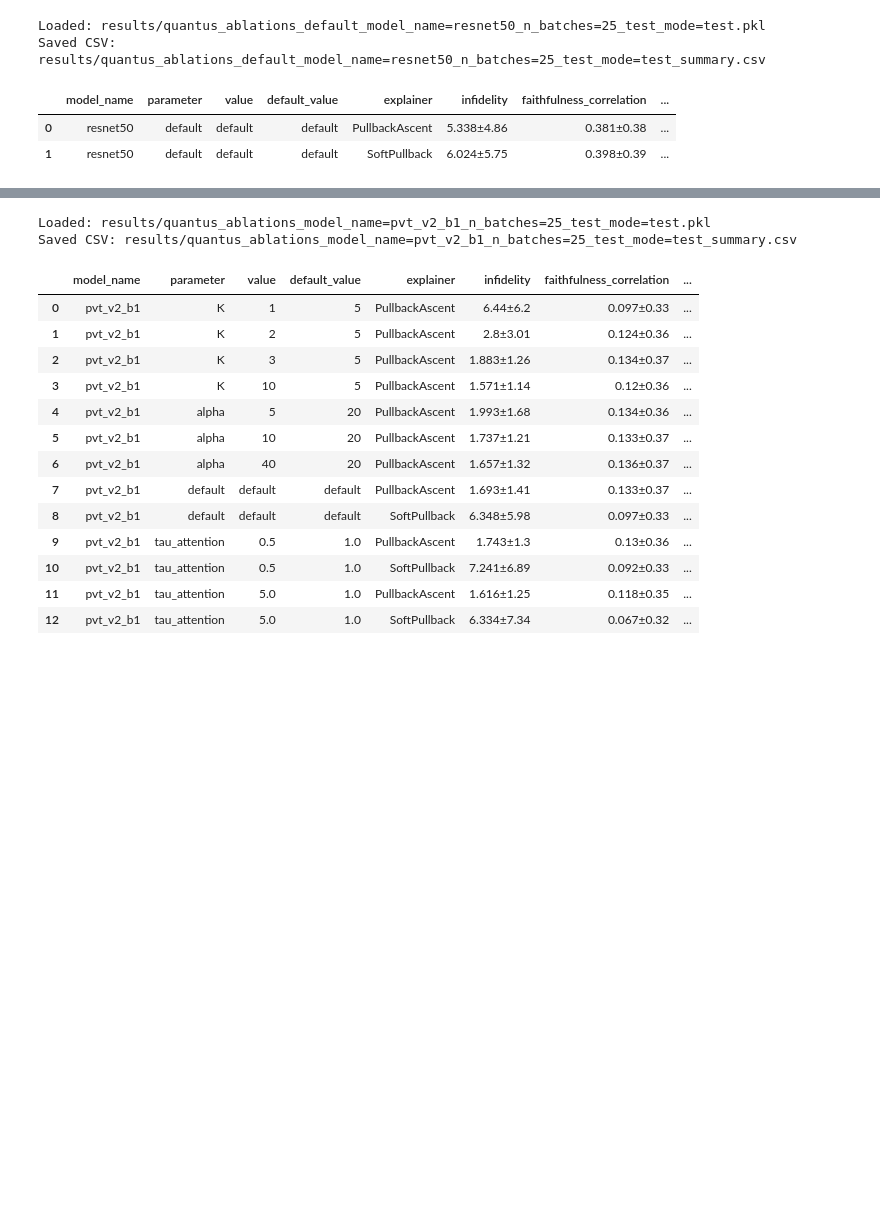
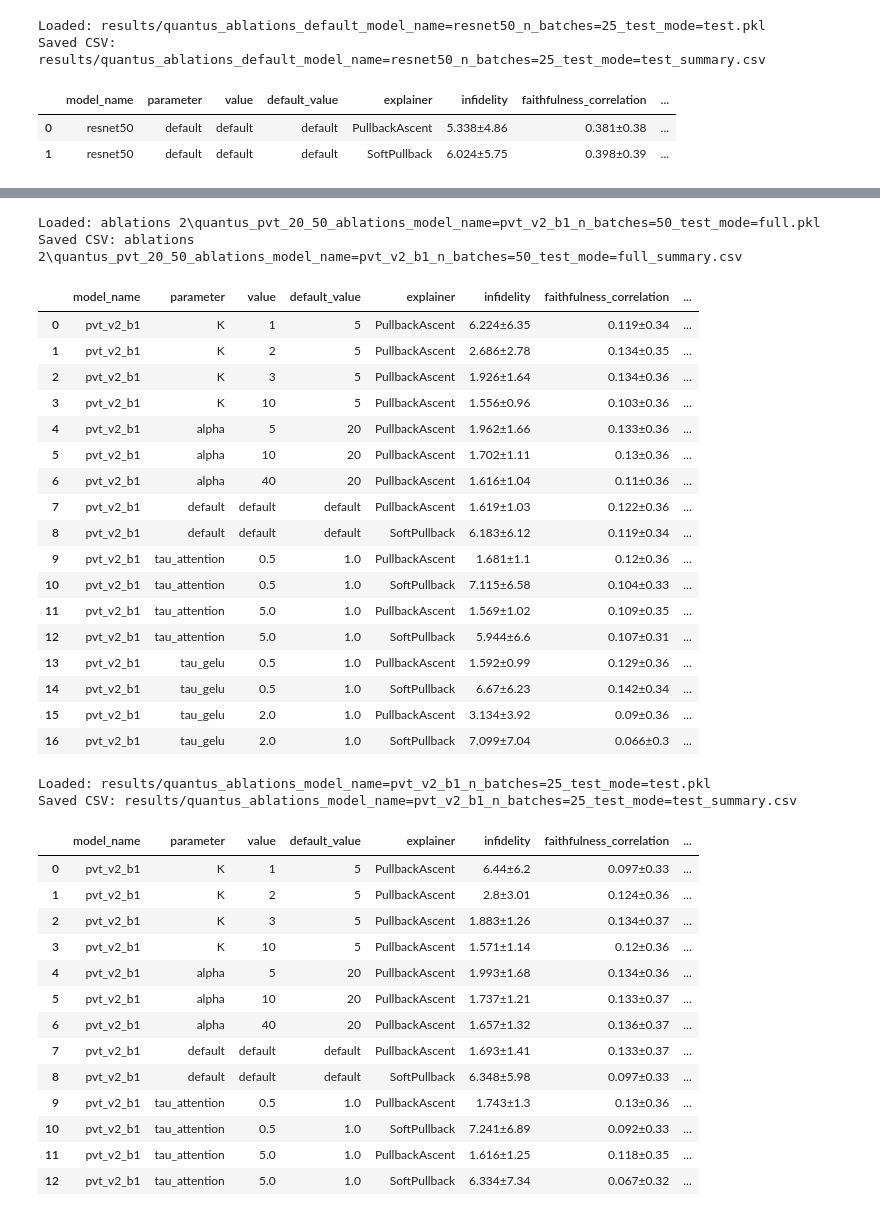
Before and after one commit to 314-Foundation/SemanticPullbacks, a Jupyter notebook: notebooks/verify_results.ipynb, the cells around one changed output, grey strips where cells are left out. Drawn from its saved outputs; the diff is of its cells as text; code cells hidden in the pictures; blank space fills up the shorter version.

```diff
--- a/notebooks/verify_results.ipynb
+++ b/notebooks/verify_results.ipynb
@@ -635,3 +670,28 @@ Saved CSV: results/quantus_ablations_default_model_name=resnet50_n_batches=25_te
+# %%
+summary_resnet_ablations, csv_resnet_ablations = summarize_ablations_pickle(
+    "ablations 2/quantus_pvt_20_50_ablations_model_name=pvt_v2_b1_n_batches=50_test_mode=full.pkl"
+)
+# %% [output]
+Loaded: ablations 2\quantus_pvt_20_50_ablations_model_name=pvt_v2_b1_n_batches=50_test_mode=full.pkl
+Saved CSV: ablations 2\quantus_pvt_20_50_ablations_model_name=pvt_v2_b1_n_batches=50_test_mode=full_summary.csv
+|  | model_name | parameter | value | default_value | explainer | infidelity | faithfulness_correlation | ... |
+| 0 | pvt_v2_b1 | K | 1 | 5 | PullbackAscent | 6.224±6.35 | 0.119±0.34 | ... |
+| 1 | pvt_v2_b1 | K | 2 | 5 | PullbackAscent | 2.686±2.78 | 0.134±0.35 | ... |
+| 2 | pvt_v2_b1 | K | 3 | 5 | PullbackAscent | 1.926±1.64 | 0.134±0.36 | ... |
+| 3 | pvt_v2_b1 | K | 10 | 5 | PullbackAscent | 1.556±0.96 | 0.103±0.36 | ... |
+| 4 | pvt_v2_b1 | alpha | 5 | 20 | PullbackAscent | 1.962±1.66 | 0.133±0.36 | ... |
+| 5 | pvt_v2_b1 | alpha | 10 | 20 | PullbackAscent | 1.702±1.11 | 0.13±0.36 | ... |
+| 6 | pvt_v2_b1 | alpha | 40 | 20 | PullbackAscent | 1.616±1.04 | 0.11±0.36 | ... |
+| 7 | pvt_v2_b1 | default | default | default | PullbackAscent | 1.619±1.03 | 0.122±0.36 | ... |
+| 8 | pvt_v2_b1 | default | default | default | SoftPullback | 6.183±6.12 | 0.119±0.34 | ... |
+| 9 | pvt_v2_b1 | tau_attention | 0.5 | 1.0 | PullbackAscent | 1.681±1.1 | 0.12±0.36 | ... |
+| 10 | pvt_v2_b1 | tau_attention | 0.5 | 1.0 | SoftPullback | 7.115±6.58 | 0.104±0.33 | ... |
+| 11 | pvt_v2_b1 | tau_attention | 5.0 | 1.0 | PullbackAscent | 1.569±1.02 | 0.109±0.35 | ... |
+| 12 | pvt_v2_b1 | tau_attention | 5.0 | 1.0 | SoftPullback | 5.944±6.6 | 0.107±0.31 | ... |
+| 13 | pvt_v2_b1 | tau_gelu | 0.5 | 1.0 | PullbackAscent | 1.592±0.99 | 0.129±0.36 | ... |
+| 14 | pvt_v2_b1 | tau_gelu | 0.5 | 1.0 | SoftPullback | 6.67±6.23 | 0.142±0.34 | ... |
+| 15 | pvt_v2_b1 | tau_gelu | 2.0 | 1.0 | PullbackAscent | 3.134±3.92 | 0.09±0.36 | ... |
+| 16 | pvt_v2_b1 | tau_gelu | 2.0 | 1.0 | SoftPullback | 7.099±7.04 | 0.066±0.3 | ... |
 # %%
 summary_pvt_ablations, csv_pvt_ablations = summarize_ablations_pickle(
     "results/quantus_ablations_model_name=pvt_v2_b1_n_batches=25_test_mode=test.pkl"
```
Also changed, not shown: parts of 8 cells of this notebook, 10 other files.
